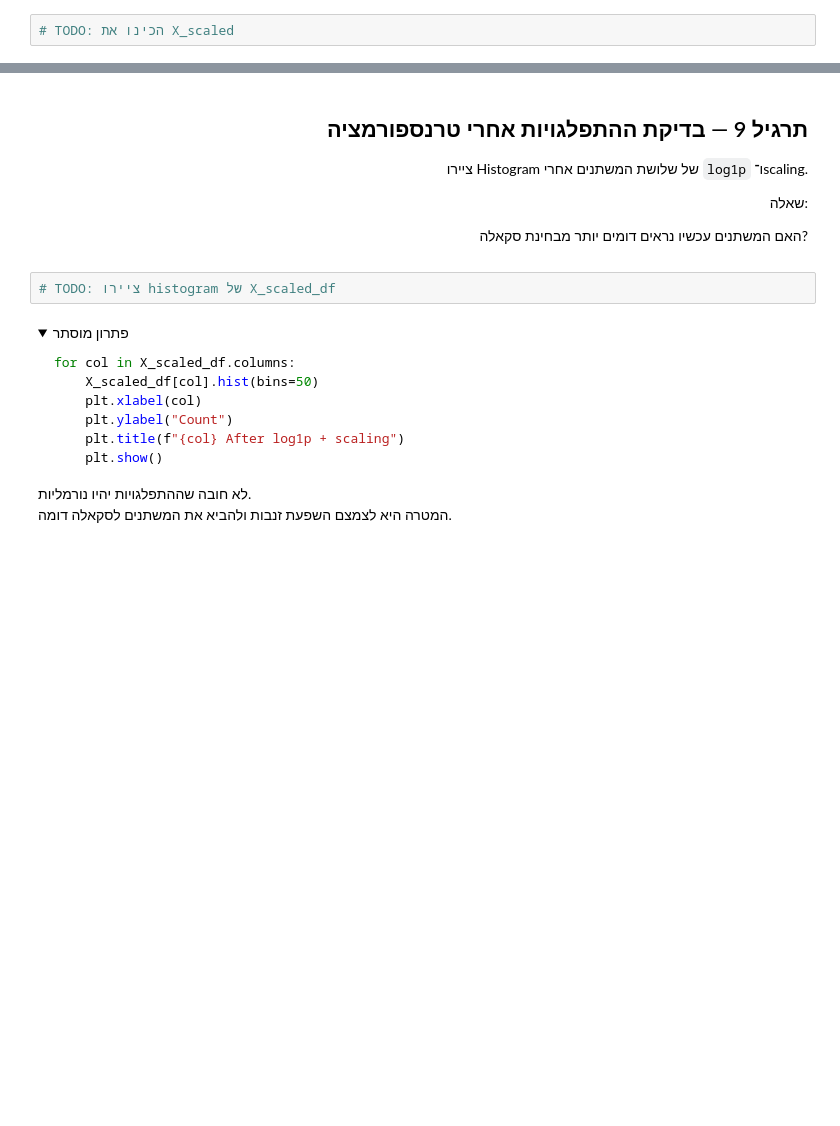
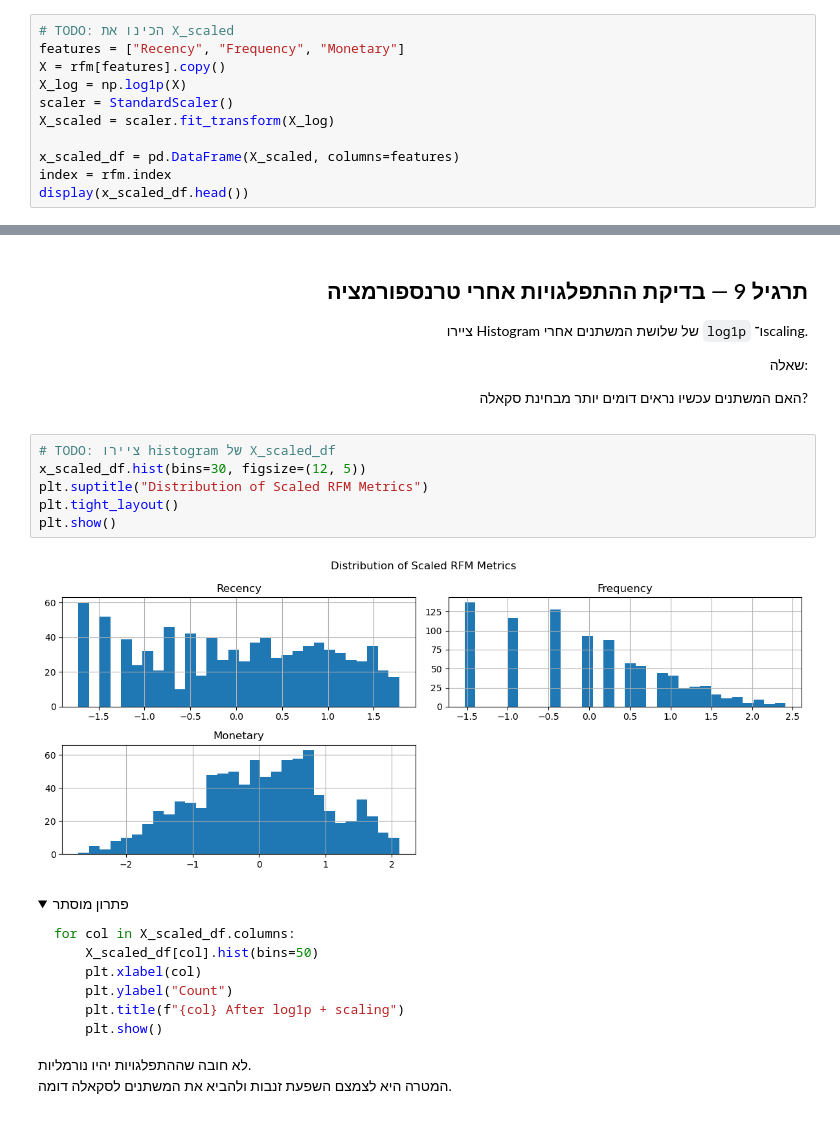
Before and after one commit to spacentime/he-ai-engineer-course, a Jupyter notebook: src/practice07/class7.ipynb, the cells around one changed output, grey strips where cells are left out. Cells and saved outputs as stored; diff of their text form; folded sections open; blank space fills up the shorter version.

```diff
--- a/src/practice07/class7.ipynb
+++ b/src/practice07/class7.ipynb
@@ -574,3 +608,12 @@ for col in ["Recency", "Frequency", "Monetary"]:
 </div>
 # %%
 # TODO: הכינו את X_scaled
+features = ["Recency", "Frequency", "Monetary"]
+X = rfm[features].copy()
+X_log = np.log1p(X)
+scaler = StandardScaler()
+X_scaled = scaler.fit_transform(X_log)
+
+x_scaled_df = pd.DataFrame(X_scaled, columns=features)
+index = rfm.index
+display(x_scaled_df.head())
@@ -614,6 +664,12 @@ X_scaled_df.head()
 </div>
 # %%
 # TODO: ציירו histogram של X_scaled_df
+x_scaled_df.hist(bins=30, figsize=(12, 5))
+plt.suptitle("Distribution of Scaled RFM Metrics")
+plt.tight_layout()
+plt.show()
+# %% [output]
+[figure, added]
 # %% [markdown]
 <details dir="rtl">
 <summary>פתרון מוסתר</summary>
```
Also changed, not shown: parts of 9 cells of this notebook, 2 other files.
